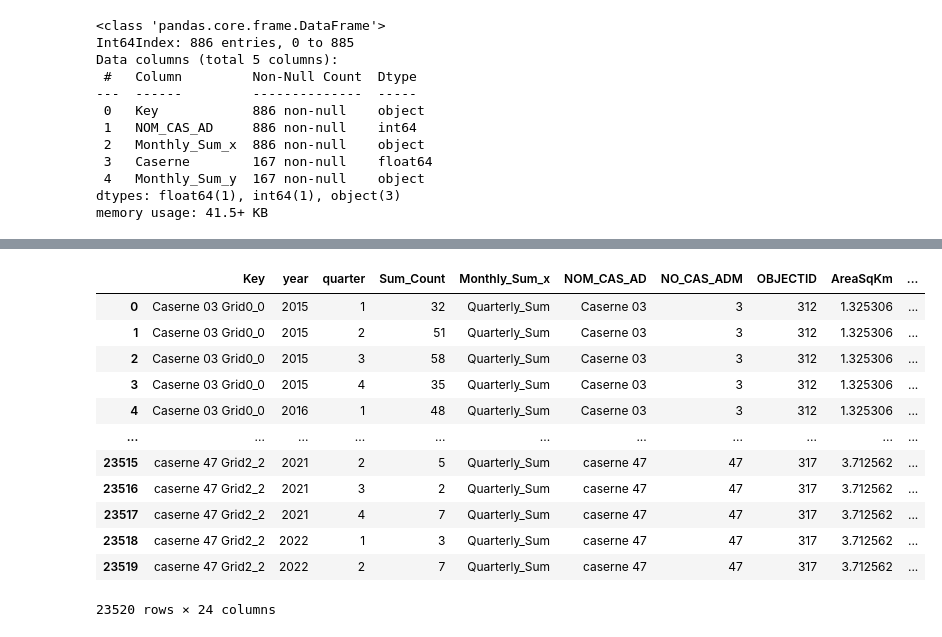
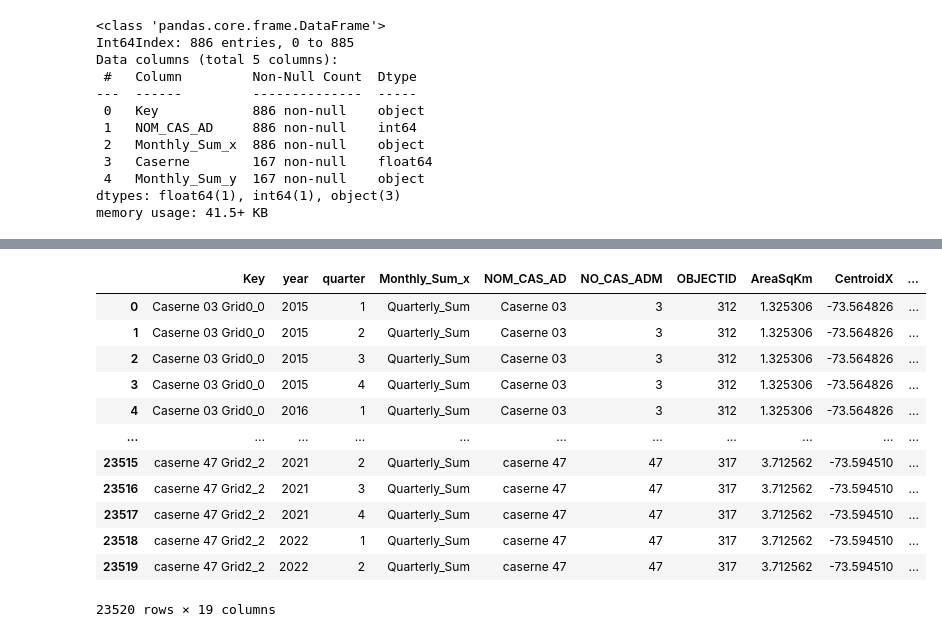
Before and after one commit to JeffRileyMtl/MontrealFire, a Jupyter notebook: Time_Series_Montreal_Fire.ipynb, the cells around one changed output, grey strips where cells are left out. Saved outputs shown, nothing was run; the diff lists cells and outputs as text; code cells hidden in the pictures.

```diff
--- a/Time_Series_Montreal_Fire.ipynb
+++ b/Time_Series_Montreal_Fire.ipynb
@@ -292,19 +335,7 @@ join['Avg_Pop__Densi'].fillna(value=join['Avg_Pop__Densi'].mean(), inplace=True)
 join['Crime_Count'] = join['Crime_Count'].fillna(0)
 # %%
 join2=join.drop(['Monthly_Sum_y','Count','Fire Count per Year','Fire Count 6 years','Input_#2_Key'], axis=1)
-# %%
-join
-# %% [output]
-|  | Key | year | quarter | Sum_Count | Monthly_Sum_x | NOM_CAS_AD | NO_CAS_ADM | OBJECTID | AreaSqKm | ... |
-| 0 | Caserne 03 Grid0_0 | 2015 | 1 | 32 | Quarterly_Sum | Caserne 03 | 3 | 312 | 1.325306 | ... |
-| 1 | Caserne 03 Grid0_0 | 2015 | 2 | 51 | Quarterly_Sum | Caserne 03 | 3 | 312 | 1.325306 | ... |
-| 2 | Caserne 03 Grid0_0 | 2015 | 3 | 58 | Quarterly_Sum | Caserne 03 | 3 | 312 | 1.325306 | ... |
-| 3 | Caserne 03 Grid0_0 | 2015 | 4 | 35 | Quarterly_Sum | Caserne 03 | 3 | 312 | 1.325306 | ... |
-| 4 | Caserne 03 Grid0_0 | 2016 | 1 | 48 | Quarterly_Sum | Caserne 03 | 3 | 312 | 1.325306 | ... |
-| ... | ... | ... | ... | ... | ... | ... | ... | ... | ... | ... |
-| 23515 | caserne 47 Grid2_2 | 2021 | 2 | 5 | Quarterly_Sum | caserne 47 | 47 | 317 | 3.712562 | ... |
-| 23516 | caserne 47 Grid2_2 | 2021 | 3 | 2 | Quarterly_Sum | caserne 47 | 47 | 317 | 3.712562 | ... |
-| 23517 | caserne 47 Grid2_2 | 2021 | 4 | 7 | Quarterly_Sum | caserne 47 | 47 | 317 | 3.712562 | ... |
-| 23518 | caserne 47 Grid2_2 | 2022 | 1 | 3 | Quarterly_Sum | caserne 47 | 47 | 317 | 3.712562 | ... |
-| 23519 | caserne 47 Grid2_2 | 2022 | 2 | 7 | Quarterly_Sum | caserne 47 | 47 | 317 | 3.712562 | ... |
-23520 rows × 24 columns
+# %%
+join2['Quarterly_Fire_Sum']=join2['Quarterly_Fire_Count']
+# %%
+join2=join2.drop(['Sum_Count'],axis=1)
@@ -310,0 +344,16 @@ join
+# %%
+join2
+# %% [output]
+|  | Key | year | quarter | Monthly_Sum_x | NOM_CAS_AD | NO_CAS_ADM | OBJECTID | AreaSqKm | CentroidX | ... |
+| 0 | Caserne 03 Grid0_0 | 2015 | 1 | Quarterly_Sum | Caserne 03 | 3 | 312 | 1.325306 | -73.564826 | ... |
+| 1 | Caserne 03 Grid0_0 | 2015 | 2 | Quarterly_Sum | Caserne 03 | 3 | 312 | 1.325306 | -73.564826 | ... |
+| 2 | Caserne 03 Grid0_0 | 2015 | 3 | Quarterly_Sum | Caserne 03 | 3 | 312 | 1.325306 | -73.564826 | ... |
+| 3 | Caserne 03 Grid0_0 | 2015 | 4 | Quarterly_Sum | Caserne 03 | 3 | 312 | 1.325306 | -73.564826 | ... |
+| 4 | Caserne 03 Grid0_0 | 2016 | 1 | Quarterly_Sum | Caserne 03 | 3 | 312 | 1.325306 | -73.564826 | ... |
+| ... | ... | ... | ... | ... | ... | ... | ... | ... | ... | ... |
+| 23515 | caserne 47 Grid2_2 | 2021 | 2 | Quarterly_Sum | caserne 47 | 47 | 317 | 3.712562 | -73.594510 | ... |
+| 23516 | caserne 47 Grid2_2 | 2021 | 3 | Quarterly_Sum | caserne 47 | 47 | 317 | 3.712562 | -73.594510 | ... |
+| 23517 | caserne 47 Grid2_2 | 2021 | 4 | Quarterly_Sum | caserne 47 | 47 | 317 | 3.712562 | -73.594510 | ... |
+| 23518 | caserne 47 Grid2_2 | 2022 | 1 | Quarterly_Sum | caserne 47 | 47 | 317 | 3.712562 | -73.594510 | ... |
+| 23519 | caserne 47 Grid2_2 | 2022 | 2 | Quarterly_Sum | caserne 47 | 47 | 317 | 3.712562 | -73.594510 | ... |
+23520 rows × 19 columns
```
Also changed, not shown: parts of 10 cells of this notebook, 1 other file.
